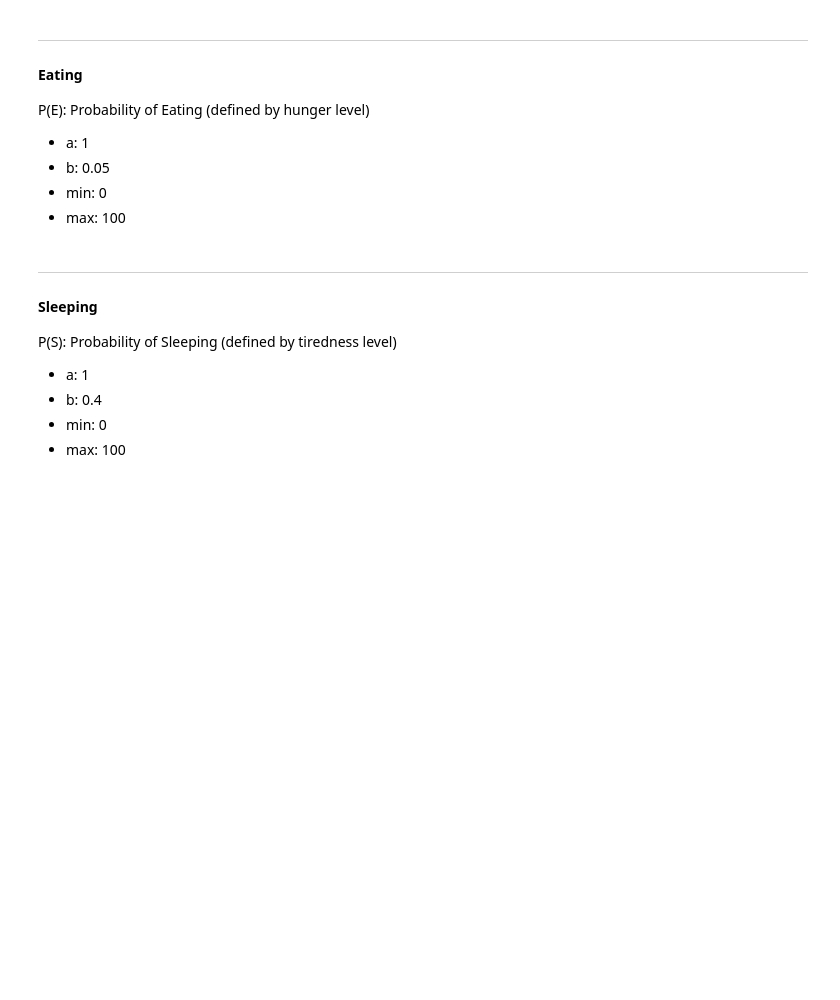
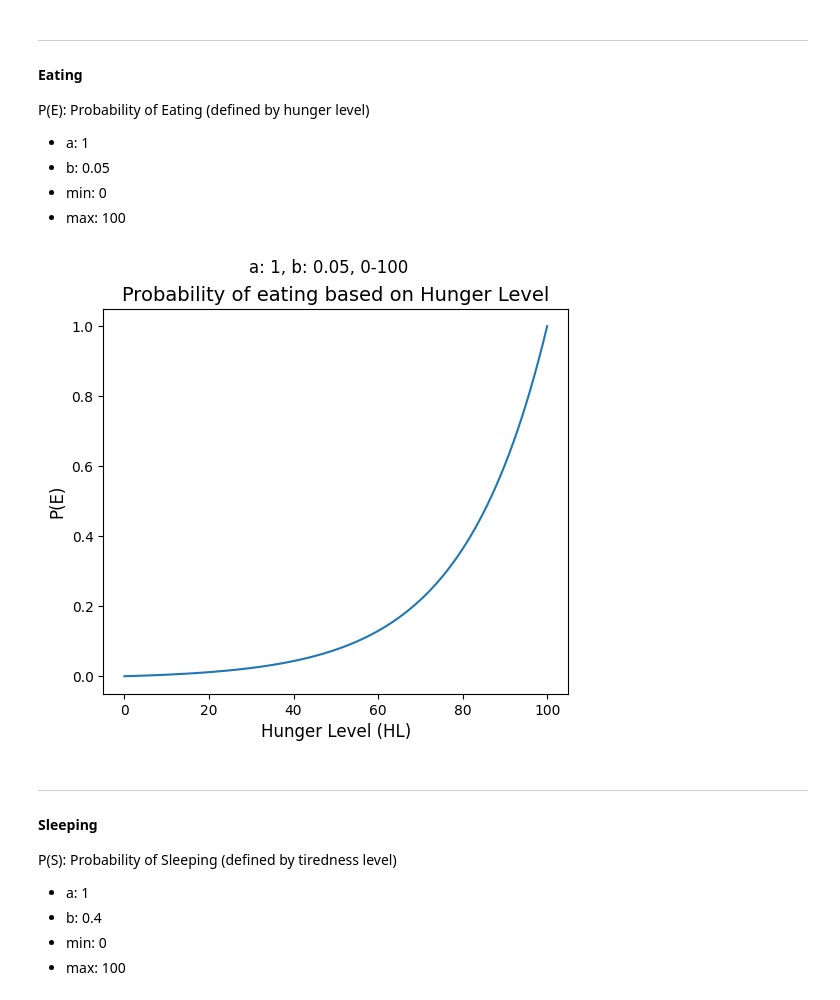
Before and after one commit to AnnieBonav/AISemesterStuff, a Jupyter notebook: Sinnielation/TestingParameters.ipynb, the cells around one changed output. Cells and saved outputs as stored; diff of their text form; code cells hidden in the pictures; blank space fills up the shorter version.

```diff
--- a/Sinnielation/TestingParameters.ipynb
+++ b/Sinnielation/TestingParameters.ipynb
@@ -53,4 +53,4 @@ def exponential_function(a, b, min = 0, max = 100, points = 100, y_range_min = 0
     y_values = a * np.exp(b * x_values)
     y_values = normalize(y_values, np.min(y_values), np.max(y_values))
 
-    return x_values,
+    return x_values, y_values
@@ -88,8 +69,10 @@ P(E): Probability of Eating (defined by hunger level)
 - min: 0
 - max: 100
 # %%
-x_values, y_values = exponential_function(a = 1, b = 0.05, min = 0, max = 100)
+x_values, y_values = exponential_function(a = 1, b = 0.05)
 plot_function(x_values=x_values, y_values=y_values, title = "Probability of eating based on Hunger Level", y_label = "P(E)", x_label = "Hunger Level (HL)", subtitle="a: 1, b: 0.05, 0-100")
+# %% [output]
+[figure, added]
 # %% [markdown]
 ----
 #### Sleeping
```
Also changed, not shown: parts of 8 cells of this notebook, 8 other files.
